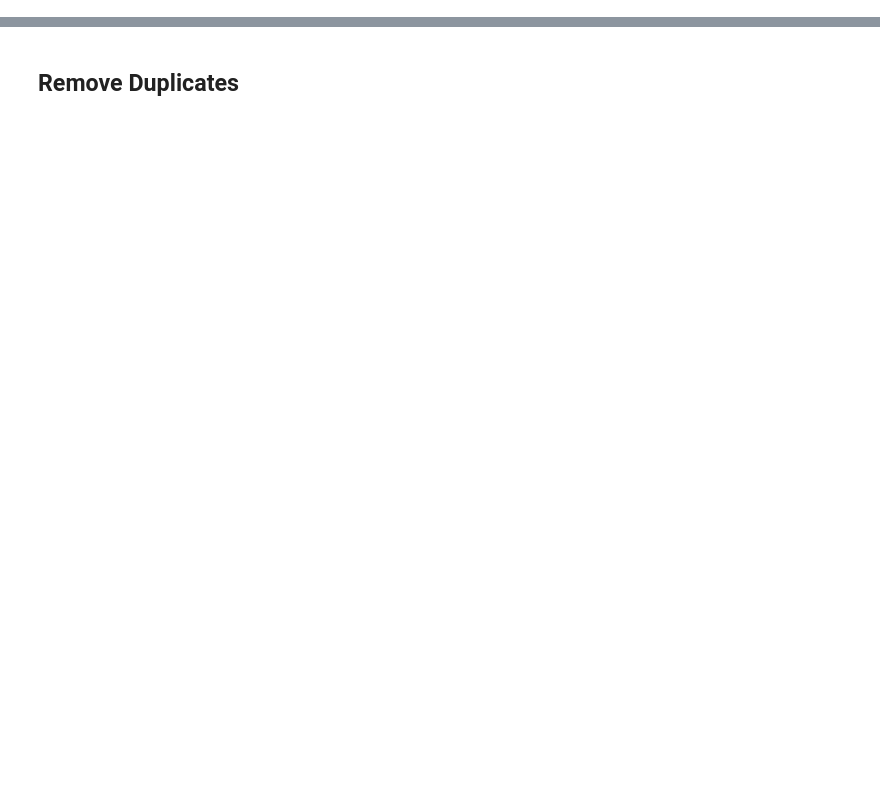
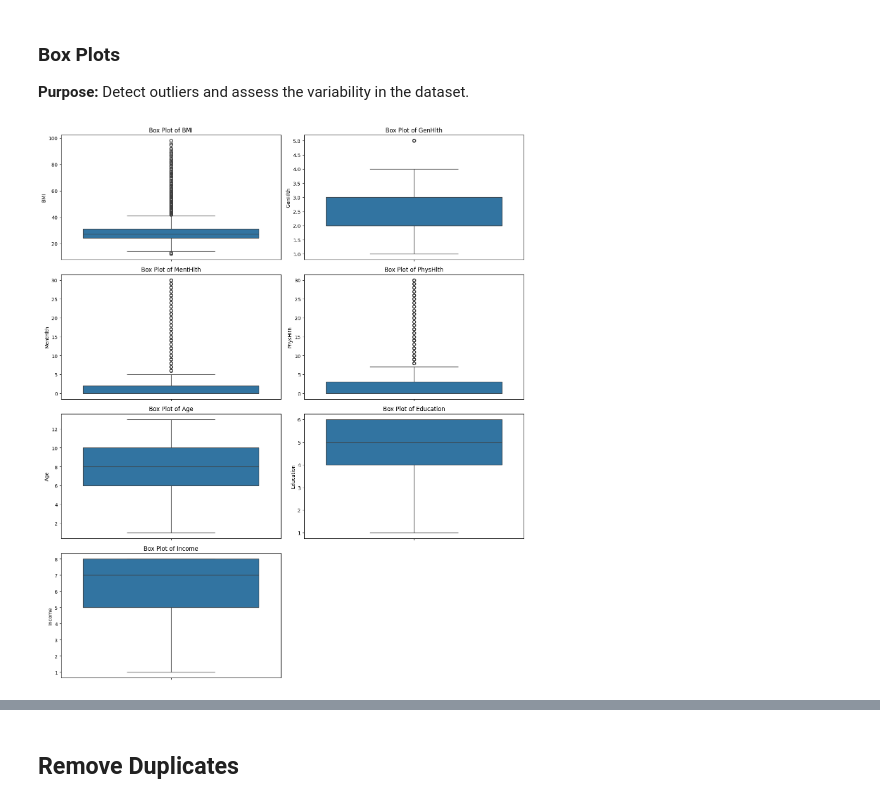
Before and after one commit to fernandobusta/diabetes-prediction-model, a Jupyter notebook: cleaning.ipynb, the cells around one changed output, grey strips where cells are left out. Drawn from its saved outputs; the diff is of its cells as text; code cells hidden in the pictures; blank space fills up the shorter version.

```diff
--- a/cleaning.ipynb
+++ b/cleaning.ipynb
@@ -13,0 +147,20 @@ pd.set_option('display.max_columns', None)
+# %% [markdown]
+### Box Plots
+**Purpose:** Detect outliers and assess the variability in the dataset.
+# %%
+fig, axes = plt.subplots(4, 2, figsize=(14, 16))
+axes = axes.flatten()
+
+attributes = ['BMI', 'GenHlth', 'MentHlth', 'PhysHlth', 'Age', 'Education', 'Income']
+
+for i, column in enumerate(attributes):
+    sns.boxplot(y=df[column], ax=axes[i])
+    axes[i].set_title(f'Box Plot of {column}')
+    axes[i].set_ylabel(column)
+
+fig.delaxes(axes[-1])
+
+plt.tight_layout()
+plt.show()
+# %% [output]
+[figure, added]
```
Also changed, not shown: parts of 35 cells of this notebook.
